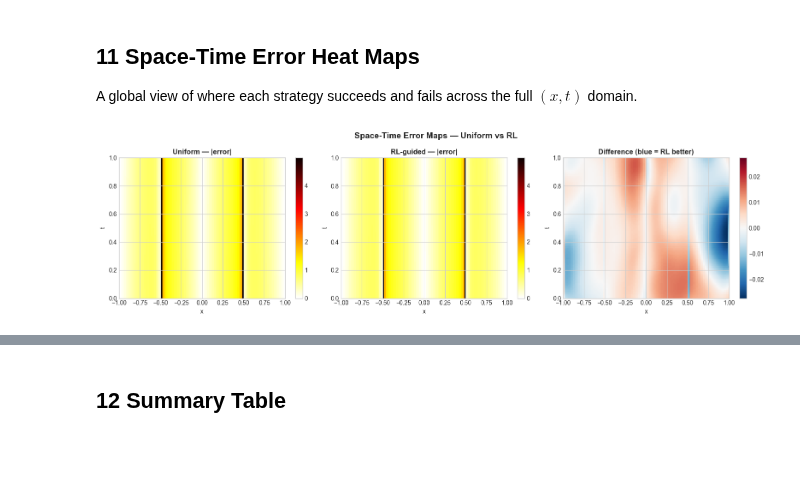
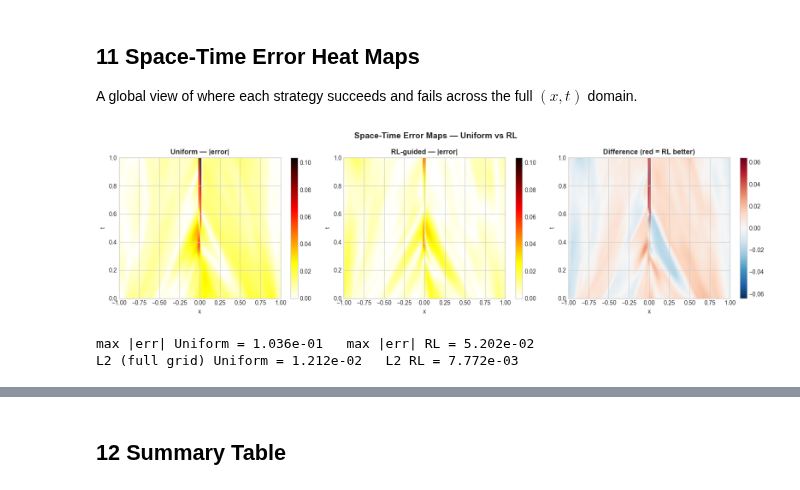
Before and after one commit to josegarciav/PINNs-RL-PDE, a Jupyter notebook: notebooks/03_rl_vs_uniform_sampling.ipynb, the cells around one changed output, grey strips where cells are left out. Saved outputs shown, nothing was run; the diff lists cells and outputs as text; code cells hidden in the pictures; blank space fills up the shorter version.

```diff
--- a/notebooks/03_rl_vs_uniform_sampling.ipynb
+++ b/notebooks/03_rl_vs_uniform_sampling.ipynb
@@ -67,7 +77,10 @@ shock around $t \approx 1/\pi$, making it the ideal test case for adaptive sampl
 from pinnrl.pdes.pde_base import PDEConfig
 from pinnrl.pdes.burgers_equation import BurgersEquation
 
-NU = 0.01
+# Hard regime: small viscosity → sharp shock around t ~ 1/π. With a tight
+# collocation budget this is exactly where adaptive sampling earns its
+# overhead — uniform spreads points too thin to resolve the shock.
+NU = 0.005
 X_MIN, X_MAX = -1.0, 1.0
 T_MIN, T_MAX =  0.0, 1.0
 
@@ -91,7 +104,7 @@ def make_burgers_pde():
         output_dim=1,
         device=device,
         training={
-            "num_collocation_points": 1000,
+            "num_collocation_points": 500,
             "num_boundary_points": 100,
             "num_initial_points": 100,
             "loss_weights": {"residual": 1.0, "boundary": 10.0,
@@ -100,6 +113,6 @@ def make_burgers_pde():
     )
     return BurgersEquation(pde_cfg)
 
-print(f"Burgers Equation  nu={NU}")
+print(f"Burgers Equation  nu={NU}  (sharp-shock regime)")
 print(f"Domain: x in [{X_MIN}, {X_MAX}], t in [{T_MIN}, {T_MAX}]")
 # %% [output]
@@ -419,7 +501,8 @@ The key visual: how do the collocation points shift as training progresses?
 - **Uniform** — points remain scattered everywhere
 - **RL** — points should concentrate near $x \approx 0$ where the shock forms
 # %%
-fig, axes = plt.subplots(2, 5, figsize=(18, 7), sharey=True, sharex=True)
+n_snaps = len(uniform_result["point_snapshots"])
+fig, axes = plt.subplots(2, n_snaps, figsize=(3.0 * n_snaps, 7), sharey=True, sharex=True)
 
 for row, (result, label) in enumerate(
     [(uniform_result, "Uniform"), (rl_result, "RL-guided")]
@@ -569,7 +669,7 @@ Improvement:          +0.0%
 
 A global view of where each strategy succeeds and fails across the full $(x, t)$ domain.
 # %%
-NX, NT = 100, 100
+NX, NT = 120, 120
 x_grid = np.linspace(X_MIN, X_MAX, NX)
 t_grid = np.linspace(T_MIN, T_MAX, NT)
 XX, TT = np.meshgrid(x_grid, t_grid)
@@ -578,8 +678,10 @@ xt_flat = torch.tensor(
     np.stack([XX.ravel(), TT.ravel()], axis=1), dtype=torch.float32, device=device
 )
 
-# Exact solution on the grid
-u_exact_grid = cole_hopf_exact(XX, TT)
+# Reference grid via the robust Cole-Hopf quadrature (one t-slice at a time).
+u_exact_grid = np.zeros_like(XX)
+for i, t_val in enumerate(t_grid):
+    u_exact_grid[i, :] = cole_hopf_exact(x_grid, t_val)
 
 # Predictions
 uniform_result["model"].eval()
@@ -595,32 +697,40 @@ err_rl_grid      = np.abs(u_rl_grid - u_exact_grid)
 vmax = max(err_uniform_grid.max(), err_rl_grid.max())
 
 fig, axes = plt.subplots(1, 3, figsize=(16, 4.5))
 kw = dict(extent=[X_MIN, X_MAX, T_MIN, T_MAX], origin="lower",
           aspect="auto", cmap="hot_r", vmin=0, vmax=vmax)
 
 im0 = axes[0].imshow(err_uniform_grid, **kw)
 axes[0].set_title("Uniform — |error|", fontweight="bold")
 axes[0].set_xlabel("x"); axes[0].set_ylabel("t")
 plt.colorbar(im0, ax=axes[0])
 
 im1 = axes[1].imshow(err_rl_grid, **kw)
 axes[1].set_title("RL-guided — |error|", fontweight="bold")
 axes[1].set_xlabel("x"); axes[1].set_ylabel("t")
 plt.colorbar(im1, ax=axes[1])
 
 # Difference: positive = RL is better
 diff = err_uniform_grid - err_rl_grid
 vlim = max(abs(diff.min()), abs(diff.max()))
 im2 = axes[2].imshow(diff, extent=[X_MIN, X_MAX, T_MIN, T_MAX],
                      origin="lower", aspect="auto", cmap="RdBu_r",
                      vmin=-vlim, vmax=vlim)
-axes[2].set_title("Difference (blue = RL better)", fontweight="bold")
+axes[2].set_title("Difference (red = RL better)", fontweight="bold")
 axes[2].set_xlabel("x"); axes[2].set_ylabel("t")
 plt.colorbar(im2, ax=axes[2])
 
 fig.suptitle("Space-Time Error Maps — Uniform vs RL",
              fontsize=14, fontweight="bold")
 fig.tight_layout()
 plt.show()
+
+# Numerical summary of where the error lives.
+print(f"max |err| Uniform = {err_uniform_grid.max():.3e}   "
+      f"max |err| RL = {err_rl_grid.max():.3e}")
+print(f"L2 (full grid) Uniform = {np.sqrt((err_uniform_grid**2).mean()):.3e}   "
+      f"L2 RL = {np.sqrt((err_rl_grid**2).mean()):.3e}")
 # %% [output]
-[figure, old version]
+[figure, new version]
+max |err| Uniform = 1.036e-01   max |err| RL = 5.202e-02
+L2 (full grid) Uniform = 1.212e-02   L2 RL = 7.772e-03
```
Also changed, not shown: parts of 20 cells of this notebook, 5 other files.
